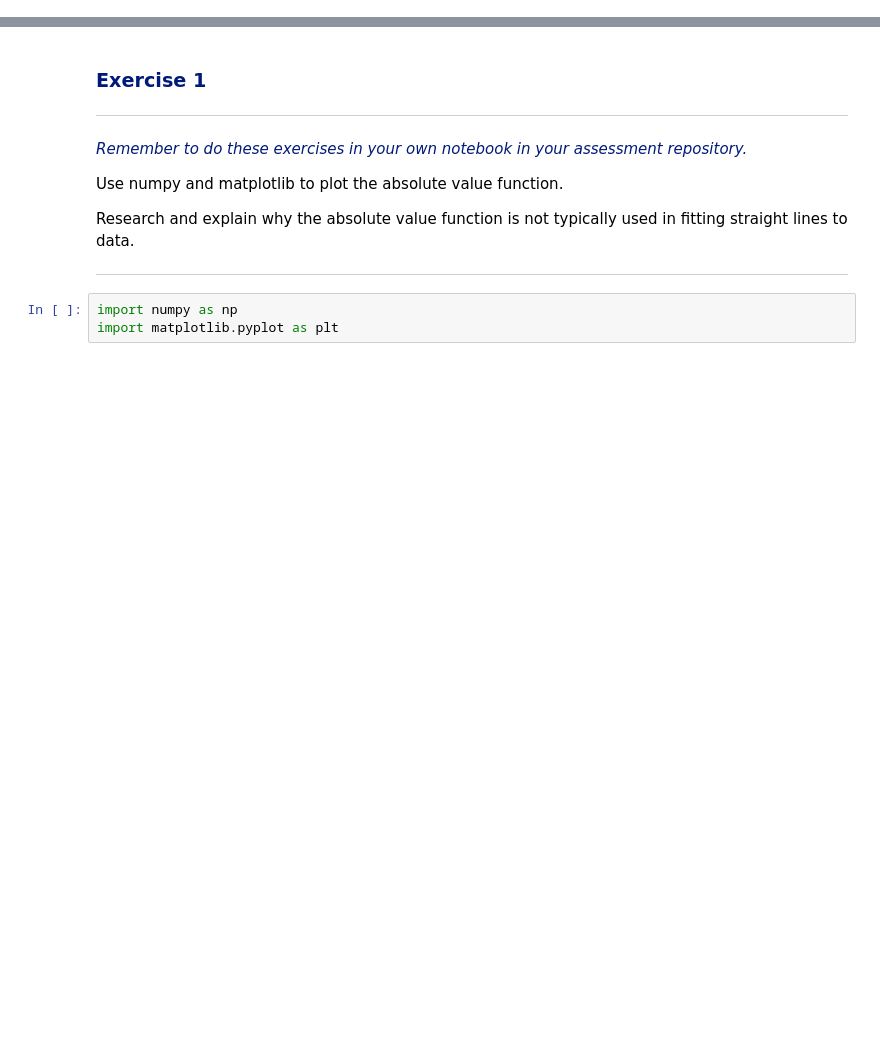
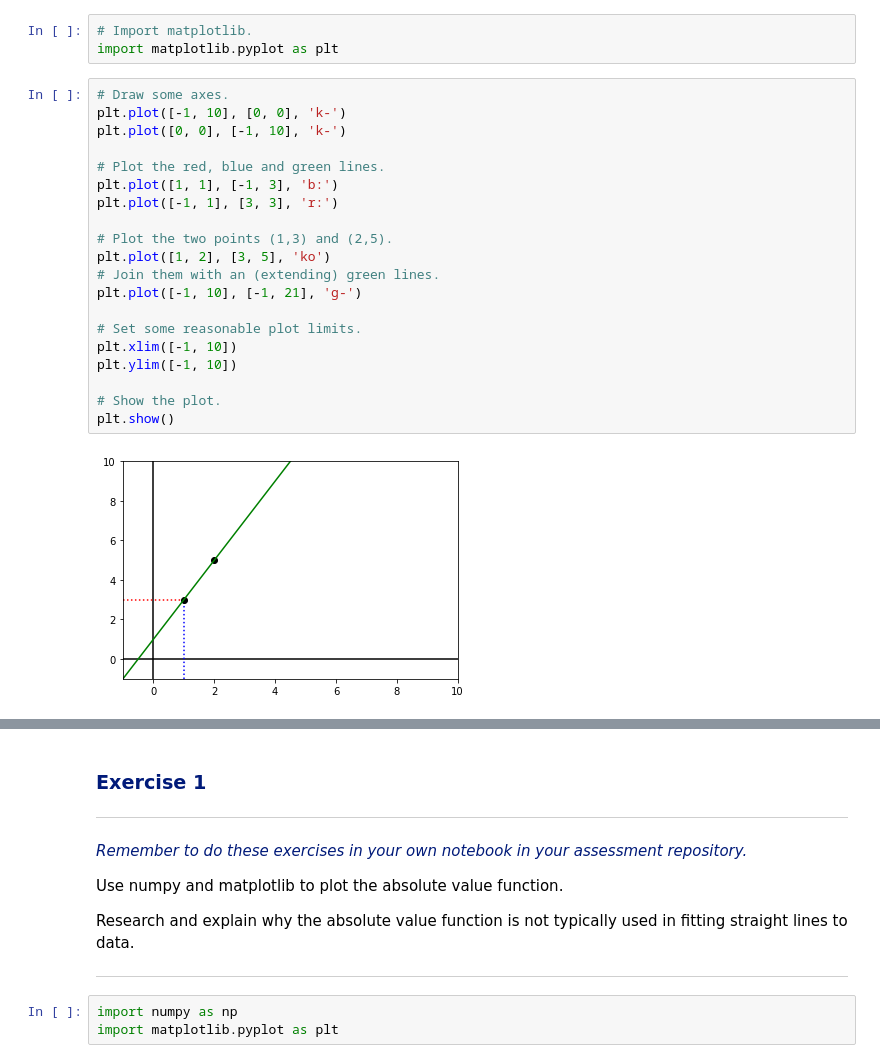
Before and after one commit to Lonabean98/Machine-Learning-and-Statistics-Winter-22-23, a Jupyter notebook: Practicals/02-models-exercises.ipynb, the cells around one changed output, grey strips where cells are left out. Saved outputs shown, nothing was run; the diff lists cells and outputs as text; blank space fills up the shorter version.

```diff
--- a/Practicals/02-models-exercises.ipynb
+++ b/Practicals/02-models-exercises.ipynb
@@ -0,0 +19,25 @@
+# %%
+# Import matplotlib.
+import matplotlib.pyplot as plt
+# %%
+# Draw some axes.
+plt.plot([-1, 10], [0, 0], 'k-')
+plt.plot([0, 0], [-1, 10], 'k-')
+
+# Plot the red, blue and green lines.
+plt.plot([1, 1], [-1, 3], 'b:')
+plt.plot([-1, 1], [3, 3], 'r:')
+
+# Plot the two points (1,3) and (2,5).
+plt.plot([1, 2], [3, 5], 'ko')
+# Join them with an (extending) green lines.
+plt.plot([-1, 10], [-1, 21], 'g-')
+
+# Set some reasonable plot limits.
+plt.xlim([-1, 10])
+plt.ylim([-1, 10])
+
+# Show the plot.
+plt.show()
+# %% [output]
+[figure, added]
```
Also changed, not shown: parts of 83 cells of this notebook, 7 other files.
